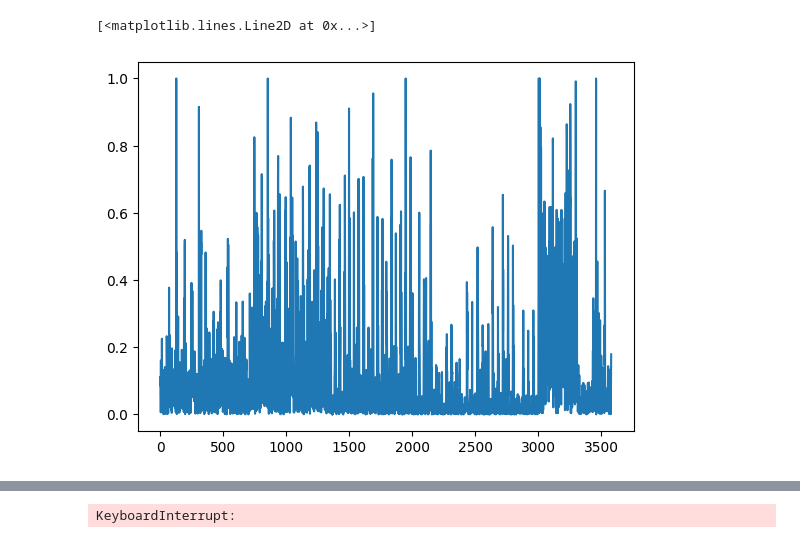
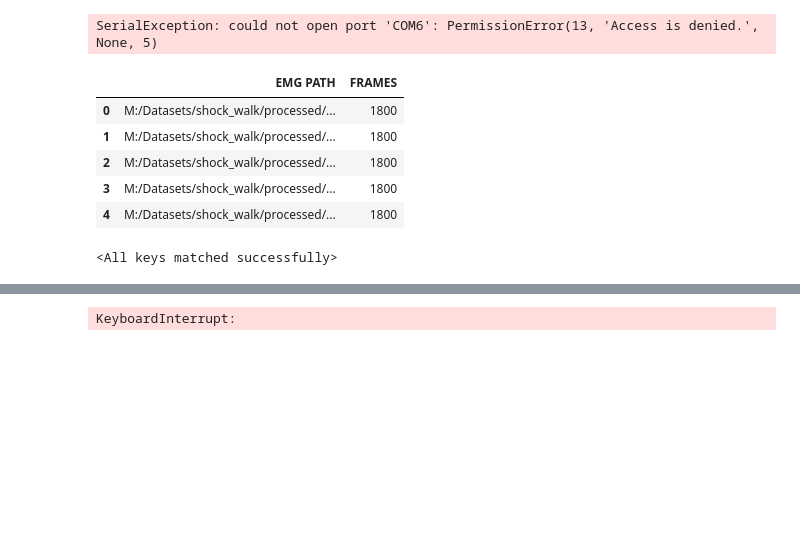
Before and after one commit to DavidN0809/AI-Assisted-Gait-Restoration-for-Disabled-Individuals, a Jupyter notebook: test_signal.ipynb, the cells around one changed output, grey strips where cells are left out. Drawn from its saved outputs; the diff is of its cells as text; code cells hidden in the pictures; blank space fills up the shorter version.

```diff
--- a/test_signal.ipynb
+++ b/test_signal.ipynb
@@ -13,31 +16,3 @@ import matplotlib.pyplot as plt
-# %%
-class BasicLSTM(nn.Module):
-    def __init__(self, input_size, hidden_size, num_layers, output_size):
-        super(BasicLSTM, self).__init__()
-
-        self.hidden_size = hidden_size
-        self.num_layers = num_layers
-        self.output_size = output_size
-
-        self.lstm = nn.LSTM(input_size, hidden_size, num_layers, batch_first=True)
-        self.fc = nn.Linear(hidden_size, output_size*4)
-        self.Drop = nn.Dropout(0.3)
-
-    def forward(self, x):
-        # Initialize hidden state with zeros
-        h0 = torch.zeros(self.num_layers, x.size(0), self.hidden_size).to(x.device)
-
-        # Initialize cell state with zeros
-        c0 = torch.zeros(self.num_layers, x.size(0), self.hidden_size).to(x.device)
-
-        out, _ = self.lstm(x, (h0, c0))
-
-        out = self.Drop(out)
-        out = self.fc(out[:, -1, :])
-        out = out.view(-1, 4, self.output_size)  # reshape the output to [batch_size, output_size, 4]
-        out = out.permute(0, 2, 1)
-
-        return out
 # %%
 def send_data(ser, pair):
 
@@ -80,8 +32,3 @@ display(total)
-# %%
-plt.plot(total_left.iloc[:,0].values)
-# %% [output]
-[<matplotlib.lines.Line2D at 0x...>]
-[figure, removed]
 # %%
 def color_map(x):
     r = max(-np.e**(4*x-4)+1, 0)
@@ -109,5 +67,27 @@ circles_right = [quad_r_circle, ham_r_circle, calve_r_circle, anti_r_circle]
 
 BLACK = (0,0,0)
 
-ser = serial.Serial('COM4', 9600)
+ser = serial.Serial('COM6', 9600)
+# %% [output]
+SerialException: could not open port 'COM6': PermissionError(13, 'Access is denied.', None, 5)
+# %%
+csv_path = "emg.csv"
+dataset = EMGO_dataset(csv_path, lag=24, n_ahead=12)
+
+
+input_size = 4
+hidden_size = 128
+num_layers = 5
+output_size = dataset.n_ahead
+
+model = BasicLSTM(input_size, hidden_size, num_layers, output_size)
+model.load_state_dict(torch.load('models/pre-trained/EMG_Last.pt'))
+# %% [output]
+|  | EMG PATH | FRAMES |
+| 0 | M:/Datasets/shock_walk/processed/... | 1800 |
+| 1 | M:/Datasets/shock_walk/processed/... | 1800 |
+| 2 | M:/Datasets/shock_walk/processed/... | 1800 |
+| 3 | M:/Datasets/shock_walk/processed/... | 1800 |
+| 4 | M:/Datasets/shock_walk/processed/... | 1800 |
+<All keys matched successfully>
 # %%
```
Also changed, not shown: parts of 6 cells of this notebook, 34 other files.
